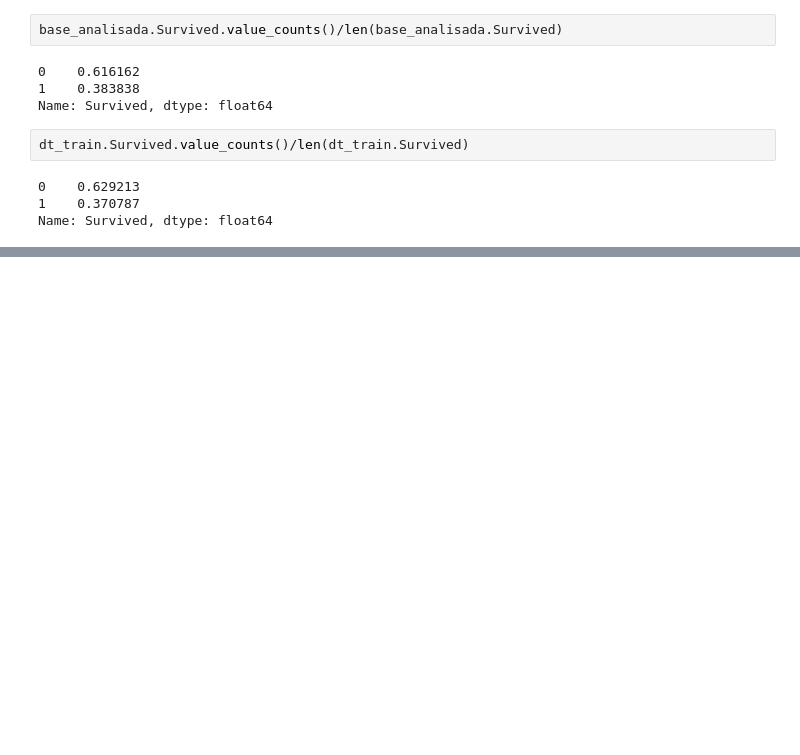
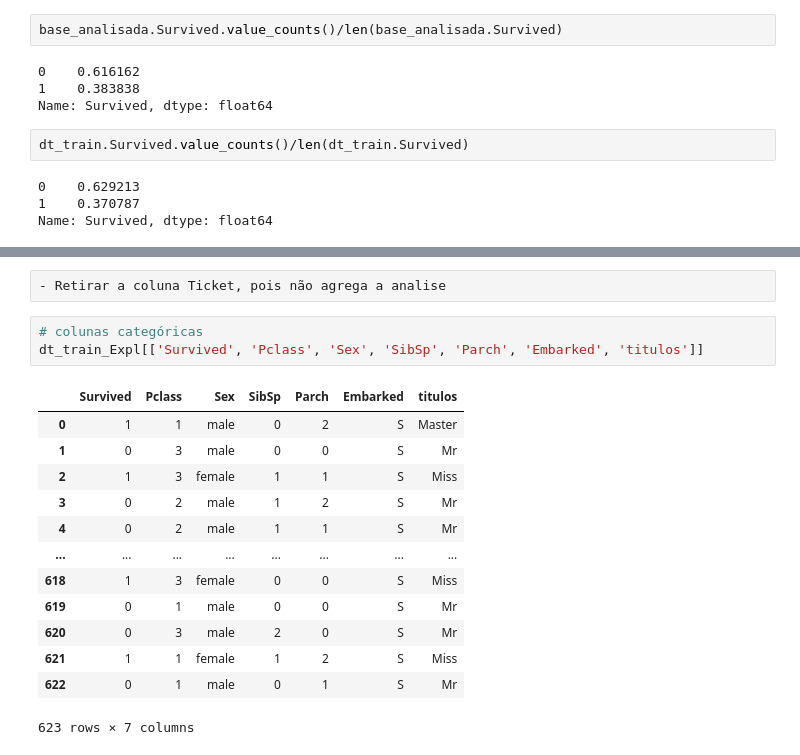
Before and after one commit to MaryannaSilva/Titanic, a Jupyter notebook: Modelo_do_Titanic.ipynb, the cells around one changed output, grey strips where cells are left out. Cells and saved outputs as stored; diff of their text form; blank space fills up the shorter version.

```diff
--- a/Modelo_do_Titanic.ipynb
+++ b/Modelo_do_Titanic.ipynb
@@ -161,0 +226,19 @@ Exportar
+# %%
+- Retirar a coluna Ticket, pois não agrega a analise
+# %%
+# colunas categóricas
+dt_train_Expl[['Survived', 'Pclass', 'Sex', 'SibSp', 'Parch', 'Embarked', 'titulos']]
+# %% [output]
+|  | Survived | Pclass | Sex | SibSp | Parch | Embarked | titulos |
+| 0 | 1 | 1 | male | 0 | 2 | S | Master |
+| 1 | 0 | 3 | male | 0 | 0 | S | Mr |
+| 2 | 1 | 3 | female | 1 | 1 | S | Miss |
+| 3 | 0 | 2 | male | 1 | 2 | S | Mr |
+| 4 | 0 | 2 | male | 1 | 1 | S | Mr |
+| ... | ... | ... | ... | ... | ... | ... | ... |
+| 618 | 1 | 3 | female | 0 | 0 | S | Miss |
+| 619 | 0 | 1 | male | 0 | 0 | S | Mr |
+| 620 | 0 | 3 | male | 2 | 0 | S | Mr |
+| 621 | 1 | 1 | female | 1 | 2 | S | Miss |
+| 622 | 0 | 1 | male | 0 | 1 | S | Mr |
+623 rows × 7 columns
```
Also changed, not shown: parts of 18 cells of this notebook.
